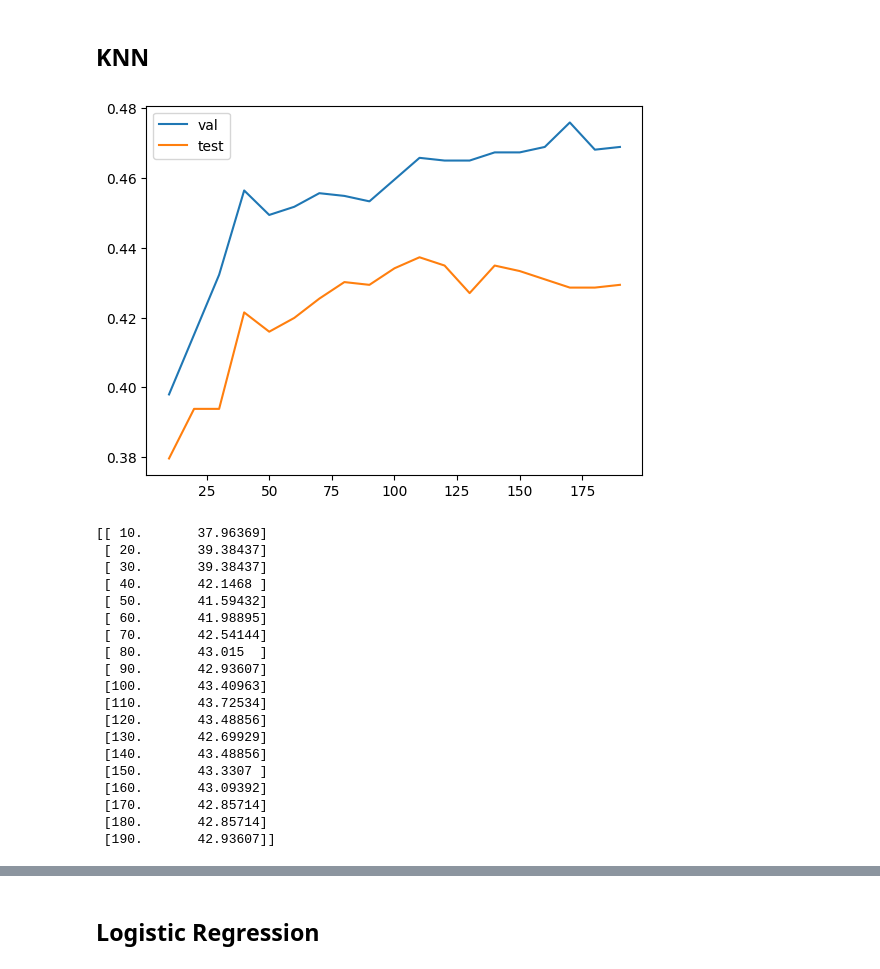
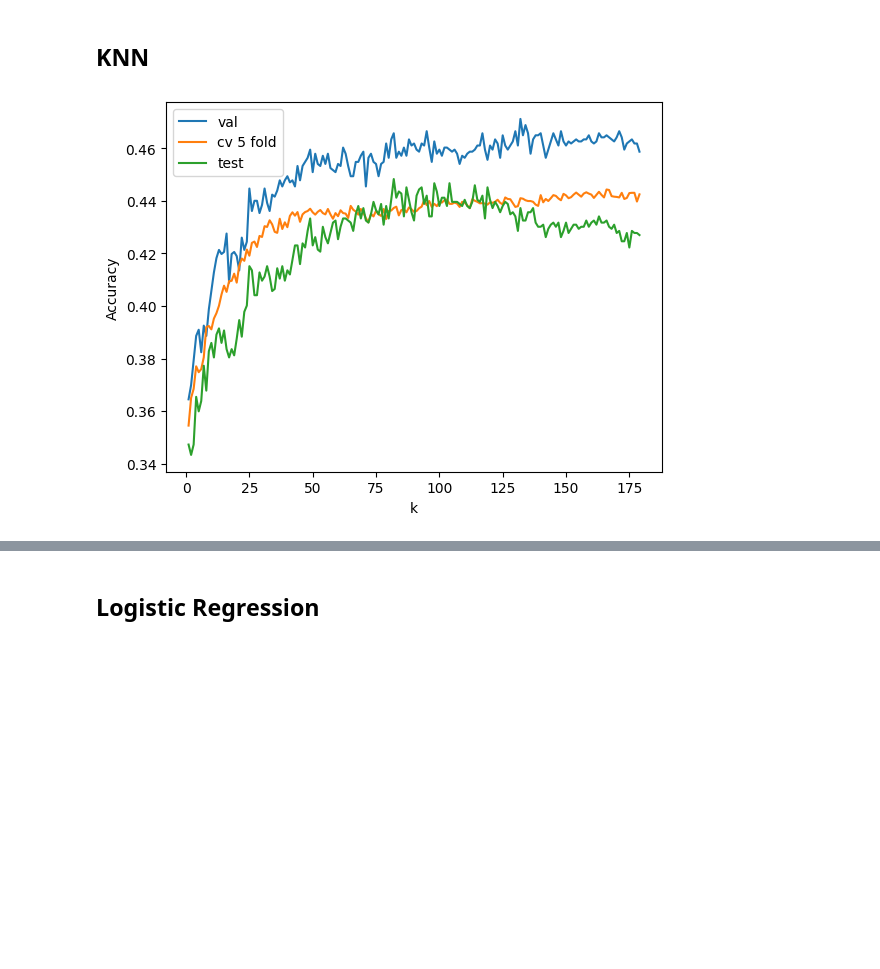
Before and after one commit to TanatPi/ESWD-Term-Project, a Jupyter notebook: true-false-news-classification-eswd-term-project.ipynb, the cells around one changed output, grey strips where cells are left out. Saved outputs shown, nothing was run; the diff lists cells and outputs as text; code cells hidden in the pictures; blank space fills up the shorter version.

```diff
--- a/true-false-news-classification-eswd-term-project.ipynb
+++ b/true-false-news-classification-eswd-term-project.ipynb
@@ -598,6 +596,10 @@ if context_corr_cut:
 # get new DataFrame
 v_subject_vectors = transformtovec(v_data["stemmed_subject_token"], 'sj', v_subject)
 test_subject_vectors = transformtovec(test_data["stemmed_subject_token"], 'sj', v_subject)
+
+if subject_corr_cut:
+    v_subject_vectors = v_subject_vectors.loc[:,subject_mask]
+    test_subject_vectors = test_subject_vectors.loc[:,subject_mask]
 # %%
 # merge the data in the same order as the training set
 
@@ -637,13 +639,13 @@ Get the Democrat One-Hot Feature:
 # validation
 vectors = ohe.transform(np.array(v_data['party']).reshape(-1, 1))
 v_party_vector = new_features(vectors, 'party', ohe)
-v_data = pd.concat([v_data,v_party_vector[['party_x0_democrat','party_x0_republican','party_x0_none']]],axis=1)
+v_data = pd.concat([v_data,v_party_vector[['party_x0_democrat','party_x0_republican']]],axis=1)
 v_data.drop(columns=['party'], inplace=True)
 
 # test
 vectors = ohe.transform(np.array(test_data['party']).reshape(-1, 1))
 test_party_vector = new_features(vectors, 'party', ohe)
-test_data = pd.concat([test_data,test_party_vector[['party_x0_democrat','party_x0_republican','party_x0_none']]],axis=1)
+test_data = pd.concat([test_data,test_party_vector[['party_x0_democrat','party_x0_republican']]],axis=1)
 test_data.drop(columns=['party'], inplace=True)
 # %% [markdown]
 Lastly, properly identify the independent and dependent variables.
@@ -665,7 +667,7 @@ Generate three types of model from the data.
 label = 2 # label to metric: 0,1, 2 for 2, 3 and 6 ways respectively
 # %%
 dropctfeature = False # drop subject for model testing
-dropsjfeature = True # drop subject for model testing
+dropsjfeature = False # drop subject for model testing
 
 print(X_train.shape)
 if dropctfeature:
@@ -712,7 +714,7 @@ from sklearn.neighbors import KNeighborsClassifier
 from sklearn.model_selection import cross_val_score
 
 if BuildKNN:
-    k_range = list(range(10, 200,10))
+    k_range = list(range(1, 180,2))
     scores = []
     scores2 = []
     score_cv = []
@@ -721,39 +723,22 @@ if BuildKNN:
         knn.fit(X_train, y_train)
         y_pred = knn.predict(X_v)
         y_pred2 = knn.predict(X_test)
-        #cv_scores = cross_val_score(knn, X_train, y_train.iloc[:,label], cv=5)
+        cv_scores = cross_val_score(knn, X_train, y_train.iloc[:,label], cv=5)
         scores.append(metrics.accuracy_score(y_v.iloc[:,label], y_pred[:,label]))
-        #score_cv.append(cv_scores.mean())
+        score_cv.append(cv_scores.mean())
         scores2.append(metrics.accuracy_score(y_test.iloc[:,label], y_pred2[:,label]))
 # %%
 if BuildKNN:
     plt.plot(k_range, scores, label = 'val')
-    #plt.plot(k_range, score_cv, label = 'cv 5 fold')
+    plt.plot(k_range, score_cv, label = 'cv 5 fold')
     plt.plot(k_range, scores2, label = 'test')
     plt.legend()
+    plt.xlabel('k')
+    plt.ylabel('Accuracy')
     plt.show()
-    print(np.transpose(np.array([k_range,np.around(scores2,7)*100])))
+    #print(np.transpose(np.array([k_range,np.around(scores2,7)*100])))
 # %% [output]
-[figure, old version]
+[figure, new version]
-[[ 10.       37.96369]
- [ 20.       39.38437]
- [ 30.       39.38437]
- [ 40.       42.1468 ]
- [ 50.       41.59432]
- [ 60.       41.98895]
- [ 70.       42.54144]
- [ 80.       43.015  ]
- [ 90.       42.93607]
- [100.       43.40963]
- [110.       43.72534]
- [120.       43.48856]
- [130.       42.69929]
- [140.       43.48856]
- [150.       43.3307 ]
- [160.       43.09392]
- [170.       42.85714]
- [180.       42.85714]
- [190.       42.93607]]
 # %%
 from sklearn.metrics import confusion_matrix, ConfusionMatrixDisplay
 # n = 31
```
Also changed, not shown: parts of 20 cells of this notebook, 1 other file.
